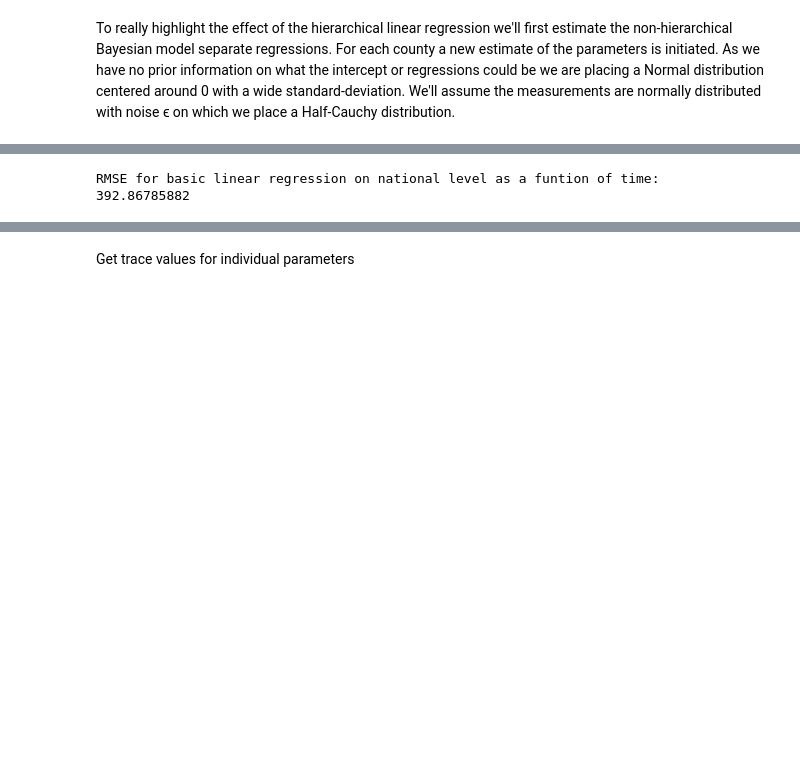
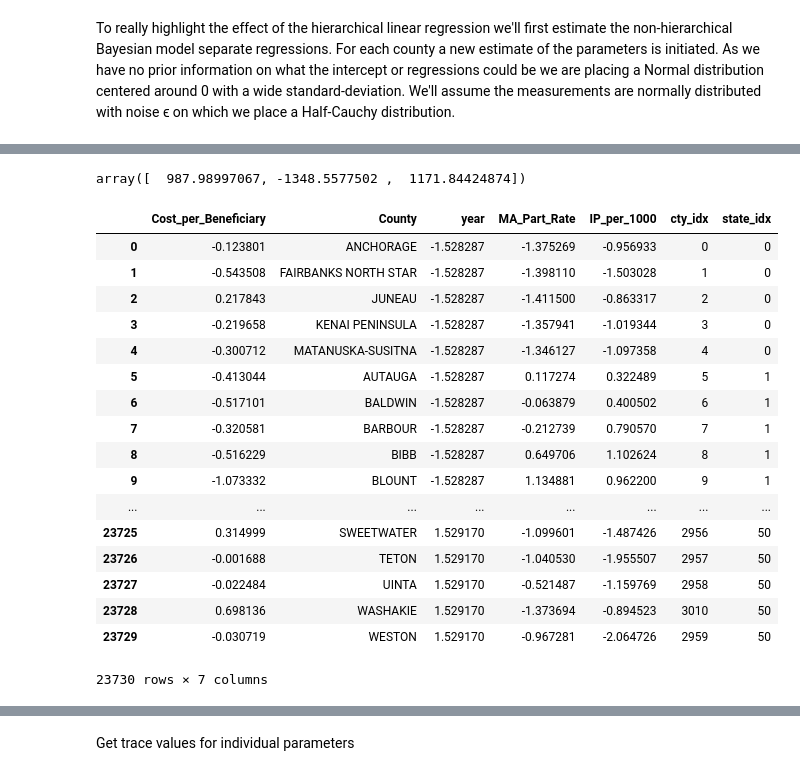
Before and after one commit to cstaff18/County-Medicare-Spending, a Jupyter notebook: DataExplorationAndEDA.ipynb, the cells around one changed output, grey strips where cells are left out. Drawn from its saved outputs; the diff is of its cells as text; code cells hidden in the pictures; blank space fills up the shorter version.

```diff
--- a/DataExplorationAndEDA.ipynb
+++ b/DataExplorationAndEDA.ipynb
@@ -317,0 +310,13 @@ county_names = df.cty_idx.unique()
+# %%
+county_names = df.cty_idx.unique()
+year = df.year.unique()
+data = df[df.cty_idx== 0]
+
+data.shape == (8,7)
+data.iloc[:,2:5]
+data['Cost_per_Beneficiary']
+X = data.iloc[:,2:5]
+y = data['Cost_per_Beneficiary']
+X_train = X[X.year != 1.529170]
+X_test = X[X.year == max(year)]
+X_train
@@ -349,7 +352,0 @@ ypool_test = ypooled[Xpooled == 2014].values.reshape(-1,1)
-# %%
-model.fit(Xpool_train,ypool_train)
-y_hats = model.predict(Xpool_test)
-residuals = y_hats - ypool_test
-print('RMSE for basic linear regression on national level as a funtion of time: ',np.sqrt(np.mean(residuals)**2))
-# %% [output]
-RMSE for basic linear regression on national level as a funtion of time:  392.86785882
@@ -367 +353,43 @@ output = output.drop(['CountyID', 'fips'], axis = 1)
+# %%
+model.coef_
+# %% [output]
+array([  987.98997067, -1348.5577502 ,  1171.84424874])
+# %%
+#Split Data
+#Standerdize Target
+df['Cost_per_Beneficiary'] = preprocessing.scale(df['Cost_per_Beneficiary'])
+
+X = df.iloc[:,2:5]
+y = df['Cost_per_Beneficiary']
+X_train = df[df.year != 1.529170]
+X_test = df[df.year == max(year)]
+y_train = y[df.year != 1.529170]
+y_test = y[df.year == max(year)]
+# %%
+## Hierarchical Model 2 tiers
+X_train
+x1 = X_test.year.values
+x2 = X_test.MA_Part_Rate.values
+x3 = X_test.IP_per_1000.values
+county_idx = X_train.cty_idx.values
+X_train
+# %% [output]
+|  | Cost_per_Beneficiary | County | year | MA_Part_Rate | IP_per_1000 | cty_idx | state_idx |
+| 0 | -0.123801 | ANCHORAGE | -1.528287 | -1.375269 | -0.956933 | 0 | 0 |
+| 1 | -0.543508 | FAIRBANKS NORTH STAR | -1.528287 | -1.398110 | -1.503028 | 1 | 0 |
+| 2 | 0.217843 | JUNEAU | -1.528287 | -1.411500 | -0.863317 | 2 | 0 |
+| 3 | -0.219658 | KENAI PENINSULA | -1.528287 | -1.357941 | -1.019344 | 3 | 0 |
+| 4 | -0.300712 | MATANUSKA-SUSITNA | -1.528287 | -1.346127 | -1.097358 | 4 | 0 |
+| 5 | -0.413044 | AUTAUGA | -1.528287 | 0.117274 | 0.322489 | 5 | 1 |
+| 6 | -0.517101 | BALDWIN | -1.528287 | -0.063879 | 0.400502 | 6 | 1 |
+| 7 | -0.320581 | BARBOUR | -1.528287 | -0.212739 | 0.790570 | 7 | 1 |
+| 8 | -0.516229 | BIBB | -1.528287 | 0.649706 | 1.102624 | 8 | 1 |
+| 9 | -1.073332 | BLOUNT | -1.528287 | 1.134881 | 0.962200 | 9 | 1 |
+| ... | ... | ... | ... | ... | ... | ... | ... |
+| 23725 | 0.314999 | SWEETWATER | 1.529170 | -1.099601 | -1.487426 | 2956 | 50 |
+| 23726 | -0.001688 | TETON | 1.529170 | -1.040530 | -1.955507 | 2957 | 50 |
+| 23727 | -0.022484 | UINTA | 1.529170 | -0.521487 | -1.159769 | 2958 | 50 |
+| 23728 | 0.698136 | WASHAKIE | 1.529170 | -1.373694 | -0.894523 | 3010 | 50 |
+| 23729 | -0.030719 | WESTON | 1.529170 | -0.967281 | -2.064726 | 2959 | 50 |
+23730 rows × 7 columns
 # %%
```
Also changed, not shown: parts of 12 cells of this notebook.
